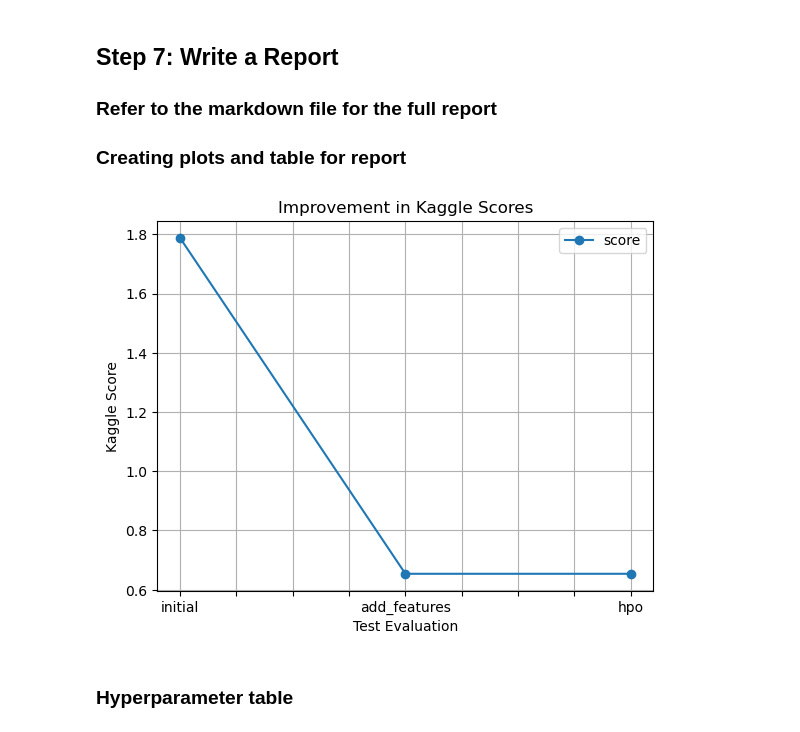
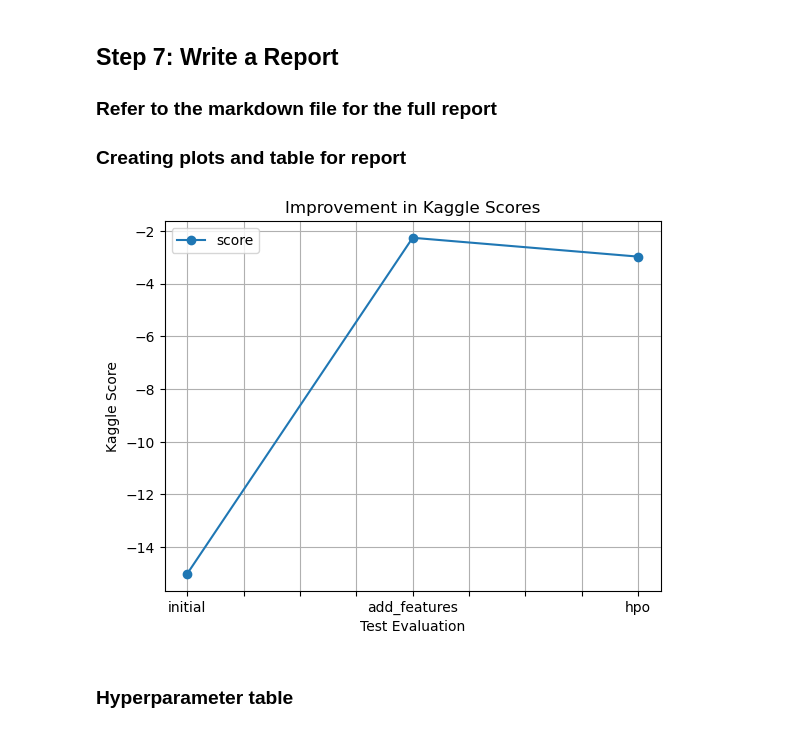
Before and after one commit to Fabiandebug/bikesharingDemandMl, a Jupyter notebook: project/project-template.ipynb, the cells around one changed output. Cells and saved outputs as stored; diff of their text form; code cells hidden in the pictures.

```diff
--- a/project/project-template.ipynb
+++ b/project/project-template.ipynb
@@ -786,29 +805,29 @@ fig.savefig('model_train_score.png')
 # %%
 # Take the 3 kaggle scores and creating a line plot to show improvement
 import pandas as pd
 import matplotlib.pyplot as plt
 
 # Define the Kaggle scores for each submission
-scores = [-15.011179 , -2.977092, -2.900085,-2.237124]
+scores = [-15.011179 ,-2.262587,-2.977092]
 
 # Create a DataFrame for plotting
 score_df = pd.DataFrame(
     {
         "test_eval": ["initial", "add_features", "hpo"],
         "score": scores
     }
 )
 
 # Plot the line plot
 fig = score_df.plot(x="test_eval", y="score", marker='o', linestyle='-')
 plt.xlabel('Test Evaluation')
 plt.ylabel('Kaggle Score')
 plt.title('Improvement in Kaggle Scores')
 plt.grid(True)
 plt.savefig('model_test_score.png')
 plt.show()
 # %% [output]
-[figure, old version]
+[figure, new version]
 # %% [markdown]
 ### Hyperparameter table
 # %%
```
Also changed, not shown: parts of 10 cells of this notebook.
